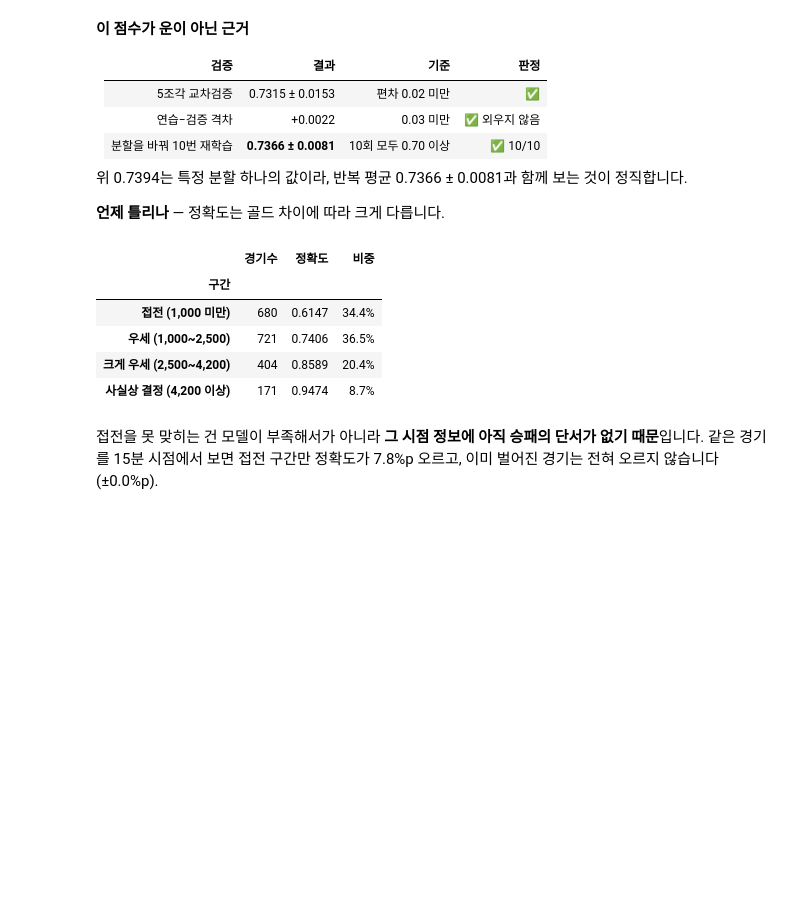
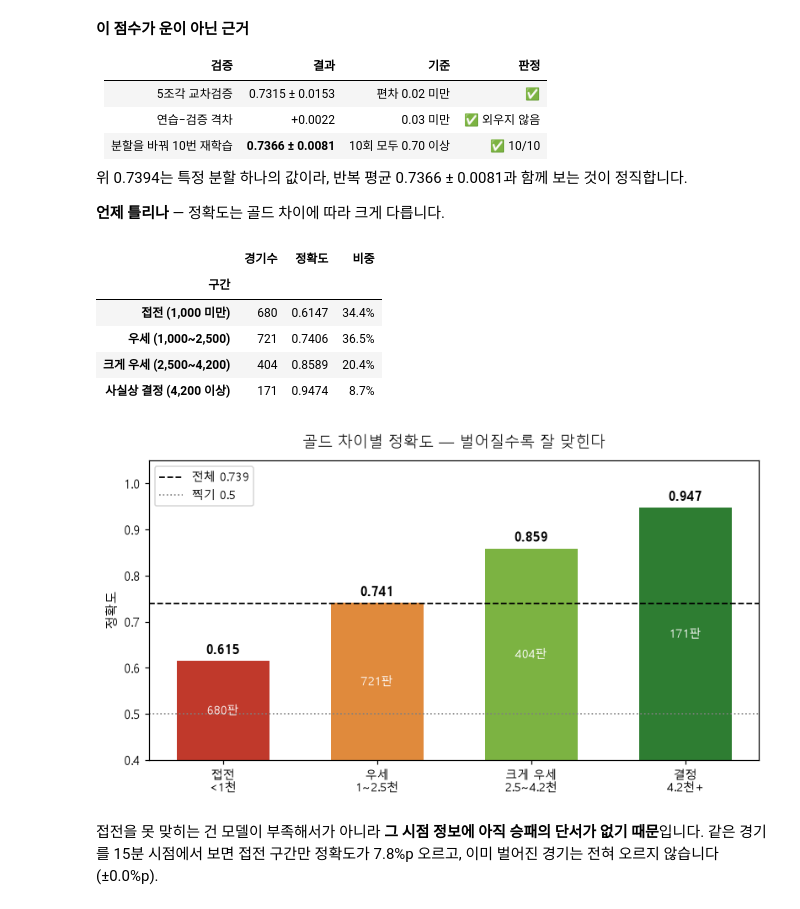
Before and after one commit to wpalswpa/project2608, a Jupyter notebook: reports/model_report.ipynb, the cells around one changed output. Saved outputs shown, nothing was run; the diff lists cells and outputs as text; code cells hidden in the pictures; blank space fills up the shorter version.

```diff
--- a/reports/model_report.ipynb
+++ b/reports/model_report.ipynb
@@ -250,21 +327,47 @@ weighted avg     0.7395    0.7394    0.7393      1976
 위 0.7394는 특정 분할 하나의 값이라, 반복 평균 0.7366 ± 0.0081과 함께 보는 것이 정직합니다.
 
 **언제 틀리나** — 정확도는 골드 차이에 따라 크게 다릅니다.
-# %%
-err = pd.DataFrame({"골드차": X_te["GoldDiff"].abs().values, "맞힘": (pred == y_te.values).astype(int)})
-names = ["접전 (1,000 미만)", "우세 (1,000~2,500)", "크게 우세 (2,500~4,200)", "사실상 결정 (4,200 이상)"]
-err["구간"] = pd.cut(err["골드차"], bins=[0, 1000, 2500, 4200, np.inf], labels=names, right=False)
-seg = err.groupby("구간", observed=True).agg(경기수=("맞힘", "size"), 정확도=("맞힘", "mean"))
-seg["비중"] = seg["경기수"] / seg["경기수"].sum()
-
-display(seg.style.format({"정확도": "{:.4f}", "비중": "{:.1%}"}))
-# %% [output]
-|  | 경기수 | 정확도 | 비중 |
-| 구간 |  |  |  |
-| 접전 (1,000 미만) | 680 | 0.6147 | 34.4% |
-| 우세 (1,000~2,500) | 721 | 0.7406 | 36.5% |
-| 크게 우세 (2,500~4,200) | 404 | 0.8589 | 20.4% |
-| 사실상 결정 (4,200 이상) | 171 | 0.9474 | 8.7% |
+# %%
+# ── 구간별 정확도: 전체 평균 하나로 뭉뚱그리면 안 보이는 것 ──────────
+# 10분 골드 차이의 크기(절대값)로 경기를 네 구간으로 나눠 따로 채점합니다.
+# 구간 경계는 EDA 에서 정한 값 — 1천 미만이 "접전", 4.2천 이상이 "사실상 결정"
+GOLD_BINS = [0, 1000, 2500, 4200, np.inf]
+BIN_NAMES = ["접전 (1,000 미만)", "우세 (1,000~2,500)",
+             "크게 우세 (2,500~4,200)", "사실상 결정 (4,200 이상)"]
+
+err = pd.DataFrame({"골드차": X_te["GoldDiff"].abs().values,
+                    "맞힘": (pred == y_te.values).astype(int)})
+err["구간"] = pd.cut(err["골드차"], bins=GOLD_BINS, labels=BIN_NAMES, right=False)
+seg = err.groupby("구간", observed=True).agg(경기수=("맞힘", "size"), 정확도=("맞힘", "mean"))
+seg["비중"] = seg["경기수"] / seg["경기수"].sum()
+display(seg.style.format({"정확도": "{:.4f}", "비중": "{:.1%}"}))
+
+# 그림: 구간별 정확도. 검은 점선 = 전체 평균, 회색 점선 = 찍기
+NL = chr(10)
+fig, ax = plt.subplots(figsize=(8.5, 4.2))
+colors = [RED, "#e08a3c", "#7cb342", "#2e7d32"]     # 못 맞힘(빨강) → 잘 맞힘(초록)
+ax.bar(range(len(seg)), seg["정확도"], color=colors, width=0.6)
+for i, (v, n) in enumerate(zip(seg["정확도"], seg["경기수"])):
+    ax.text(i, v + 0.015, f"{v:.3f}", ha="center", fontsize=10.5, fontweight="bold")
+    ax.text(i, 0.4 + (v - 0.4) / 2, f"{n}판", ha="center", va="center", fontsize=9, color="white")
+ax.axhline(acc, color="black", ls="--", lw=1.2, label=f"전체 {acc:.3f}")
+ax.axhline(0.5, color="gray", ls=":", lw=1.1, label="찍기 0.5")
+ax.set_xticks(range(len(seg)))
+ax.set_xticklabels(["접전" + NL + "<1천", "우세" + NL + "1~2.5천",
+                    "크게 우세" + NL + "2.5~4.2천", "결정" + NL + "4.2천+"], fontsize=9)
+ax.set_ylim(0.4, 1.05)
+ax.set_ylabel("정확도")
+ax.legend(loc="upper left", fontsize=9)
+ax.set_title("골드 차이별 정확도 — 벌어질수록 잘 맞힌다", fontsize=12, pad=10)
+plt.show()
+# %% [output]
+|  | 경기수 | 정확도 | 비중 |
+| 구간 |  |  |  |
+| 접전 (1,000 미만) | 680 | 0.6147 | 34.4% |
+| 우세 (1,000~2,500) | 721 | 0.7406 | 36.5% |
+| 크게 우세 (2,500~4,200) | 404 | 0.8589 | 20.4% |
+| 사실상 결정 (4,200 이상) | 171 | 0.9474 | 8.7% |
+[figure, added]
 # %% [markdown]
 접전을 못 맞히는 건 모델이 부족해서가 아니라 **그 시점 정보에 아직 승패의 단서가 없기 때문**입니다.
 같은 경기를 15분 시점에서 보면 접전 구간만 정확도가 7.8%p 오르고, 이미 벌어진 경기는 전혀 오르지 않습니다(±0.0%p).
```
Also changed, not shown: parts of 23 cells of this notebook.
